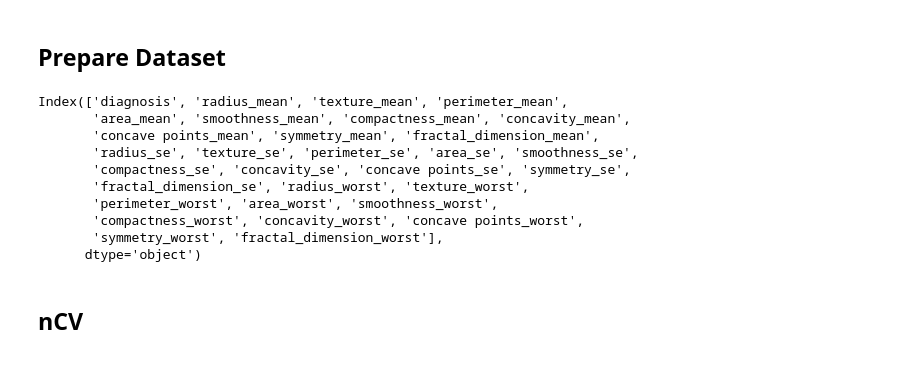
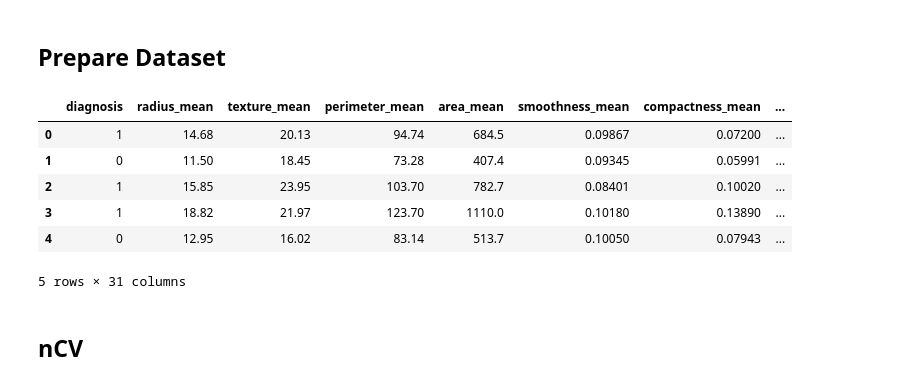
Before and after one commit to ikotsov/MLCB-Assignment-2, a Jupyter notebook: notebooks/model_analysis.ipynb, the cells around one changed output. Saved outputs shown, nothing was run; the diff lists cells and outputs as text; code cells hidden in the pictures.

Commit message:
refactor: print dataframe instead of columns

```diff
--- a/notebooks/model_analysis.ipynb
+++ b/notebooks/model_analysis.ipynb
@@ -85,19 +85,16 @@ param_spaces = {
 # %%
 df = pd.read_csv(DATASET_PATH)
 df.drop('id', axis=1, inplace=True)
 df['diagnosis'] = df['diagnosis'].replace({'M': '1', 'B': '0'}).astype(int)
-print(df.columns)
+df.head()
 # %% [output]
+|  | diagnosis | radius_mean | texture_mean | perimeter_mean | area_mean | smoothness_mean | compactness_mean | ... |
+| 0 | 1 | 14.68 | 20.13 | 94.74 | 684.5 | 0.09867 | 0.07200 | ... |
+| 1 | 0 | 11.50 | 18.45 | 73.28 | 407.4 | 0.09345 | 0.05991 | ... |
+| 2 | 1 | 15.85 | 23.95 | 103.70 | 782.7 | 0.08401 | 0.10020 | ... |
+| 3 | 1 | 18.82 | 21.97 | 123.70 | 1110.0 | 0.10180 | 0.13890 | ... |
+| 4 | 0 | 12.95 | 16.02 | 83.14 | 513.7 | 0.10050 | 0.07943 | ... |
-Index(['diagnosis', 'radius_mean', 'texture_mean', 'perimeter_mean',
-       'area_mean', 'smoothness_mean', 'compactness_mean', 'concavity_mean',
-       'concave points_mean', 'symmetry_mean', 'fractal_dimension_mean',
-       'radius_se', 'texture_se', 'perimeter_se', 'area_se', 'smoothness_se',
-       'compactness_se', 'concavity_se', 'concave points_se', 'symmetry_se',
-       'fractal_dimension_se', 'radius_worst', 'texture_worst',
-       'perimeter_worst', 'area_worst', 'smoothness_worst',
-       'compactness_worst', 'concavity_worst', 'concave points_worst',
-       'symmetry_worst', 'fractal_dimension_worst'],
-      dtype='object')
+5 rows × 31 columns
 # %% [markdown]
 ## nCV
 # %%
```
Also changed, not shown: parts of 1 cell of this notebook.
